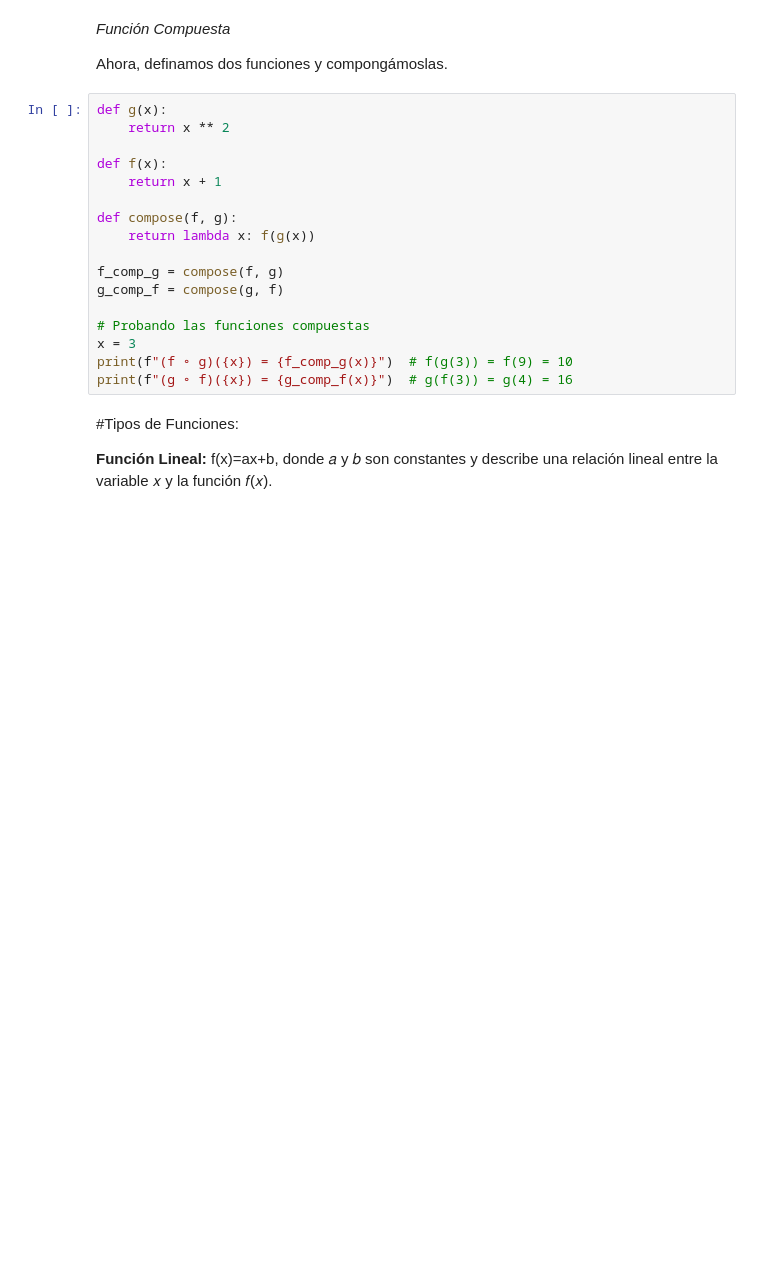
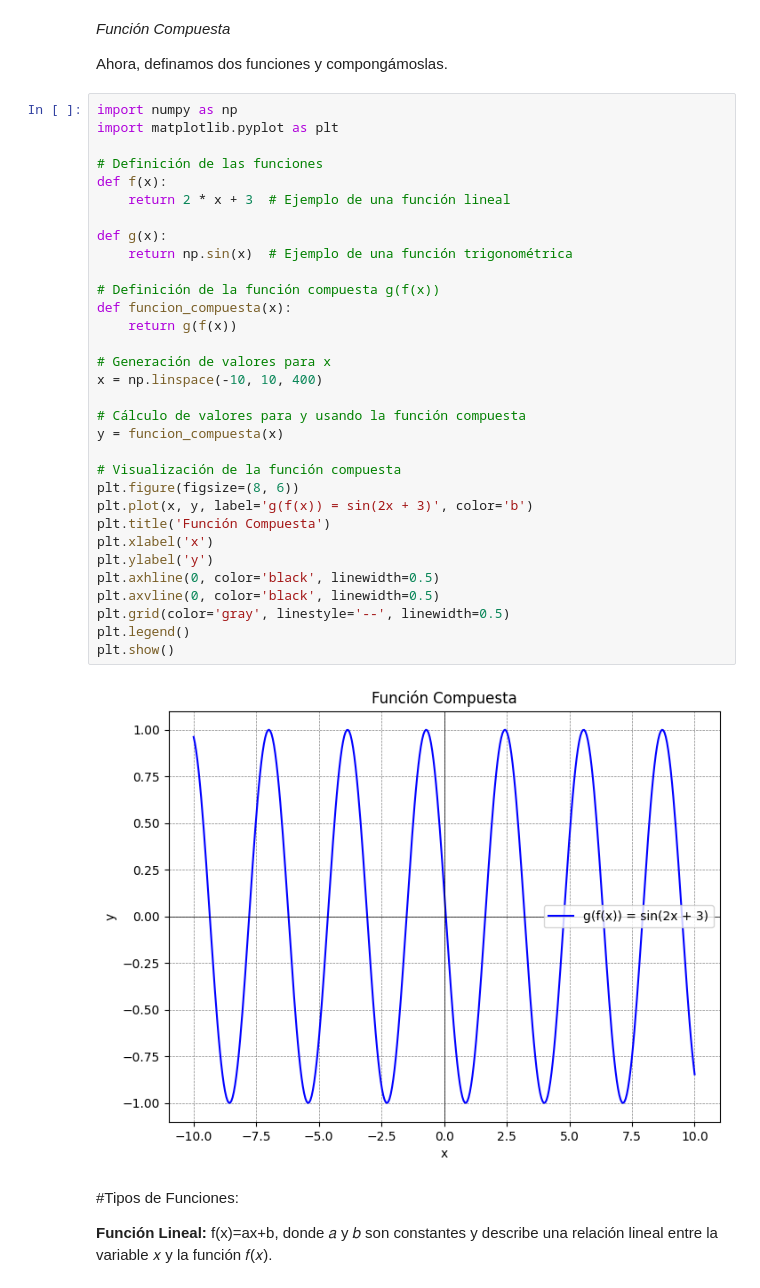
Before and after one commit to Katty-Torres/mathUCE, a Jupyter notebook: 5_Funciones_en_Python,_noción_de_distancia,_espacios_métricos.ipynb, the cells around one changed output. Cells and saved outputs as stored; diff of their text form; blank space fills up the shorter version.

```diff
--- a/5_Funciones_en_Python,_noción_de_distancia,_espacios_métricos.ipynb
+++ b/5_Funciones_en_Python,_noción_de_distancia,_espacios_métricos.ipynb
@@ -64,23 +60,40 @@ print(f"¿Es la función biyectiva? {'Sí' if injective and surjective else 'No'
 *Función Compuesta*
 
 Ahora, definamos dos funciones y compongámoslas.
-# %%
-def g(x):
-    return x ** 2
-
-def f(x):
-    return x + 1
-
-def compose(f, g):
-    return lambda x: f(g(x))
-
-f_comp_g = compose(f, g)
-g_comp_f = compose(g, f)
-
-# Probando las funciones compuestas
-x = 3
-print(f"(f ∘ g)({x}) = {f_comp_g(x)}")  # f(g(3)) = f(9) = 10
-print(f"(g ∘ f)({x}) = {g_comp_f(x)}")  # g(f(3)) = g(4) = 16
+# %%
+import numpy as np
+import matplotlib.pyplot as plt
+
+# Definición de las funciones
+def f(x):
+    return 2 * x + 3  # Ejemplo de una función lineal
+
+def g(x):
+    return np.sin(x)  # Ejemplo de una función trigonométrica
+
+# Definición de la función compuesta g(f(x))
+def funcion_compuesta(x):
+    return g(f(x))
+
+# Generación de valores para x
+x = np.linspace(-10, 10, 400)
+
+# Cálculo de valores para y usando la función compuesta
+y = funcion_compuesta(x)
+
+# Visualización de la función compuesta
+plt.figure(figsize=(8, 6))
+plt.plot(x, y, label='g(f(x)) = sin(2x + 3)', color='b')
+plt.title('Función Compuesta')
+plt.xlabel('x')
+plt.ylabel('y')
+plt.axhline(0, color='black', linewidth=0.5)
+plt.axvline(0, color='black', linewidth=0.5)
+plt.grid(color='gray', linestyle='--', linewidth=0.5)
+plt.legend()
+plt.show()
+# %% [output]
+[figure, added]
 # %% [markdown]
 #Tipos de Funciones:
 
```
Also changed, not shown: parts of 11 cells of this notebook.
